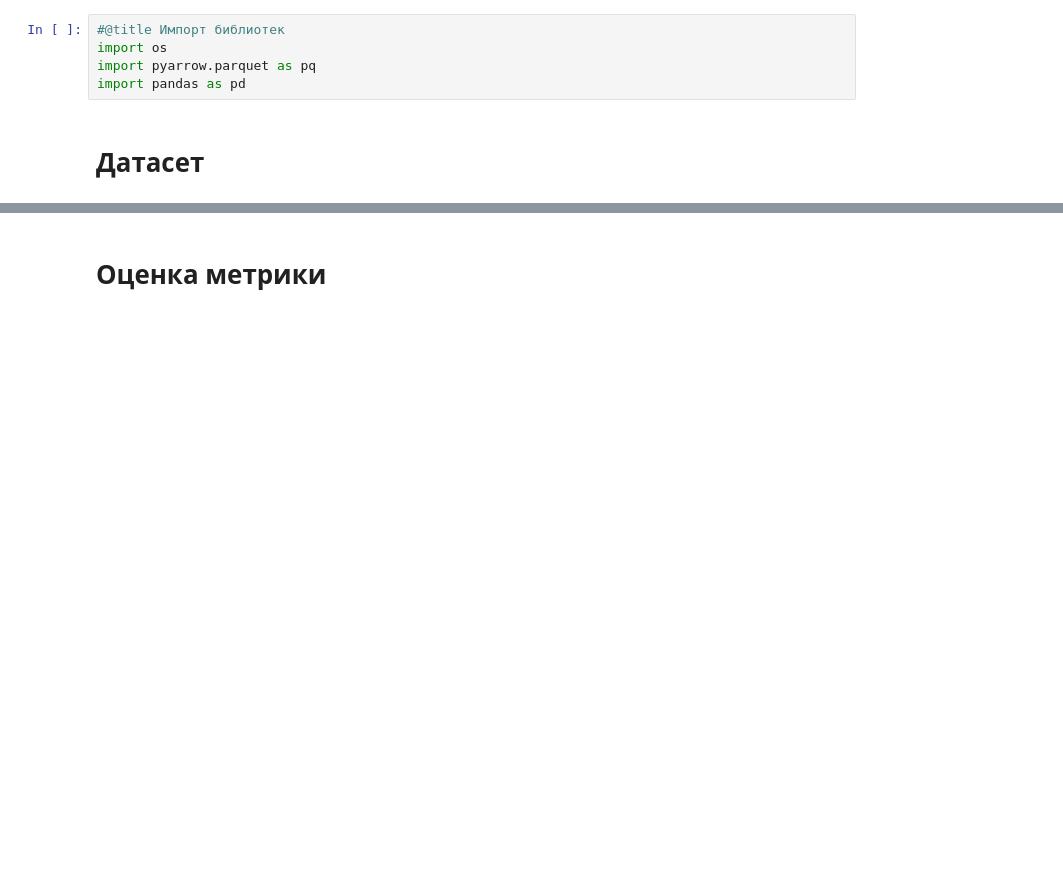
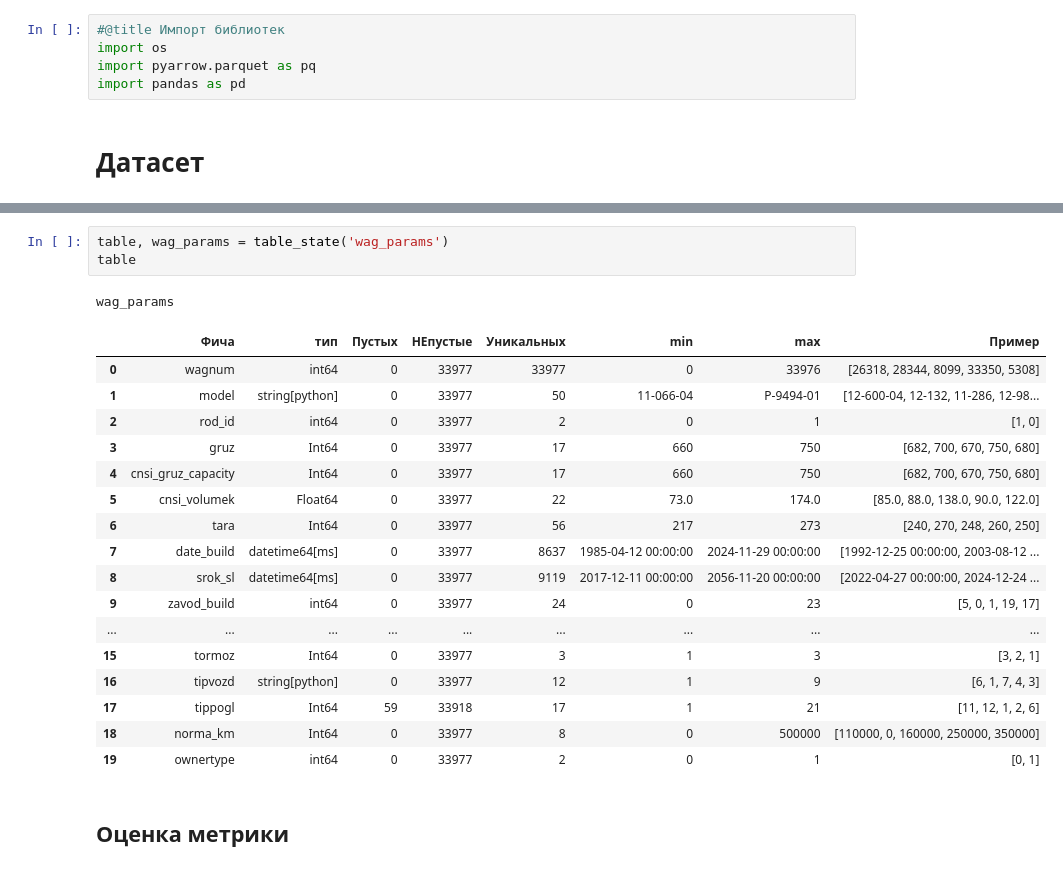
Before and after one commit to kamnsv/datawagon2, a Jupyter notebook: DataWagon_2_3_WagonWizards.ipynb, the cells around one changed output, grey strips where cells are left out. Saved outputs shown, nothing was run; the diff lists cells and outputs as text; blank space fills up the shorter version.

```diff
--- a/DataWagon_2_3_WagonWizards.ipynb
+++ b/DataWagon_2_3_WagonWizards.ipynb
@@ -41,4 +179,26 @@ df
+# %%
+table, wag_params = table_state('wag_params')
+table
+# %% [output]
+wag_params
+|  | Фича | тип | Пустых | НЕпустые | Уникальных | min | max | Пример |
+| 0 | wagnum | int64 | 0 | 33977 | 33977 | 0 | 33976 | [26318, 28344, 8099, 33350, 5308] |
+| 1 | model | string[python] | 0 | 33977 | 50 | 11-066-04 | Р-9494-01 | [12-600-04, 12-132, 11-286, 12-98... |
+| 2 | rod_id | int64 | 0 | 33977 | 2 | 0 | 1 | [1, 0] |
+| 3 | gruz | Int64 | 0 | 33977 | 17 | 660 | 750 | [682, 700, 670, 750, 680] |
+| 4 | cnsi_gruz_capacity | Int64 | 0 | 33977 | 17 | 660 | 750 | [682, 700, 670, 750, 680] |
+| 5 | cnsi_volumek | Float64 | 0 | 33977 | 22 | 73.0 | 174.0 | [85.0, 88.0, 138.0, 90.0, 122.0] |
+| 6 | tara | Int64 | 0 | 33977 | 56 | 217 | 273 | [240, 270, 248, 260, 250] |
+| 7 | date_build | datetime64[ms] | 0 | 33977 | 8637 | 1985-04-12 00:00:00 | 2024-11-29 00:00:00 | [1992-12-25 00:00:00, 2003-08-12 ... |
+| 8 | srok_sl | datetime64[ms] | 0 | 33977 | 9119 | 2017-12-11 00:00:00 | 2056-11-20 00:00:00 | [2022-04-27 00:00:00, 2024-12-24 ... |
+| 9 | zavod_build | int64 | 0 | 33977 | 24 | 0 | 23 | [5, 0, 1, 19, 17] |
+| ... | ... | ... | ... | ... | ... | ... | ... | ... |
+| 15 | tormoz | Int64 | 0 | 33977 | 3 | 1 | 3 | [3, 2, 1] |
+| 16 | tipvozd | string[python] | 0 | 33977 | 12 | 1 | 9 | [6, 1, 7, 4, 3] |
+| 17 | tippogl | Int64 | 59 | 33918 | 17 | 1 | 21 | [11, 12, 1, 2, 6] |
+| 18 | norma_km | Int64 | 0 | 33977 | 8 | 0 | 500000 | [110000, 0, 160000, 250000, 350000] |
+| 19 | ownertype | int64 | 0 | 33977 | 2 | 0 | 1 | [0, 1] |
 # %% [markdown]
-# Оценка метрики
+## Оценка метрики
 # %%
 from train_1.metrics_f1 import calc_f1_score
```
Also changed, not shown: parts of 13 cells of this notebook.
